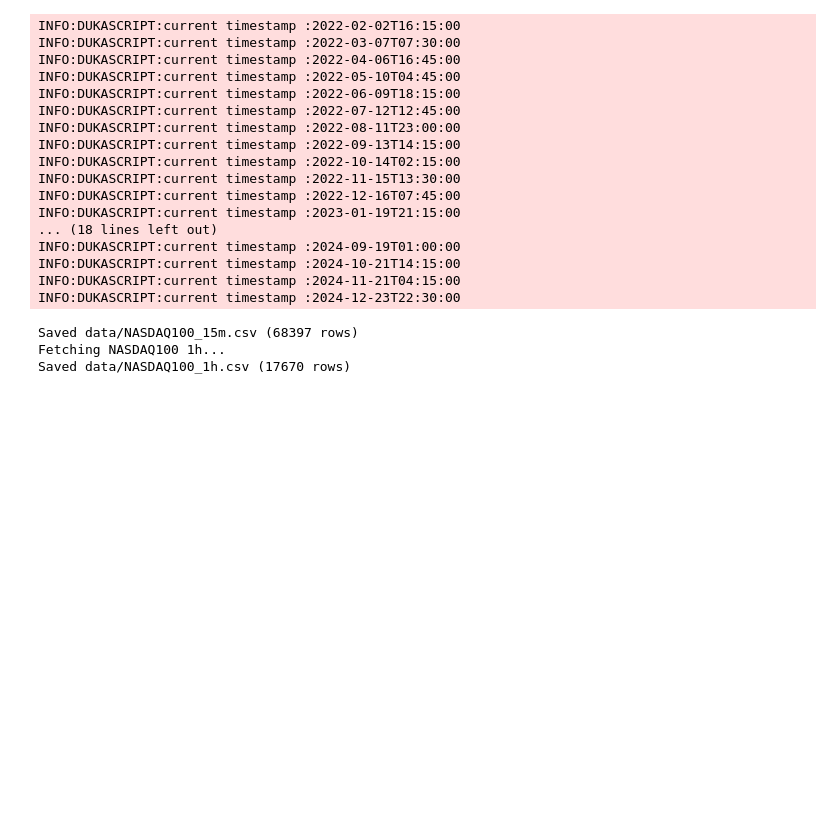
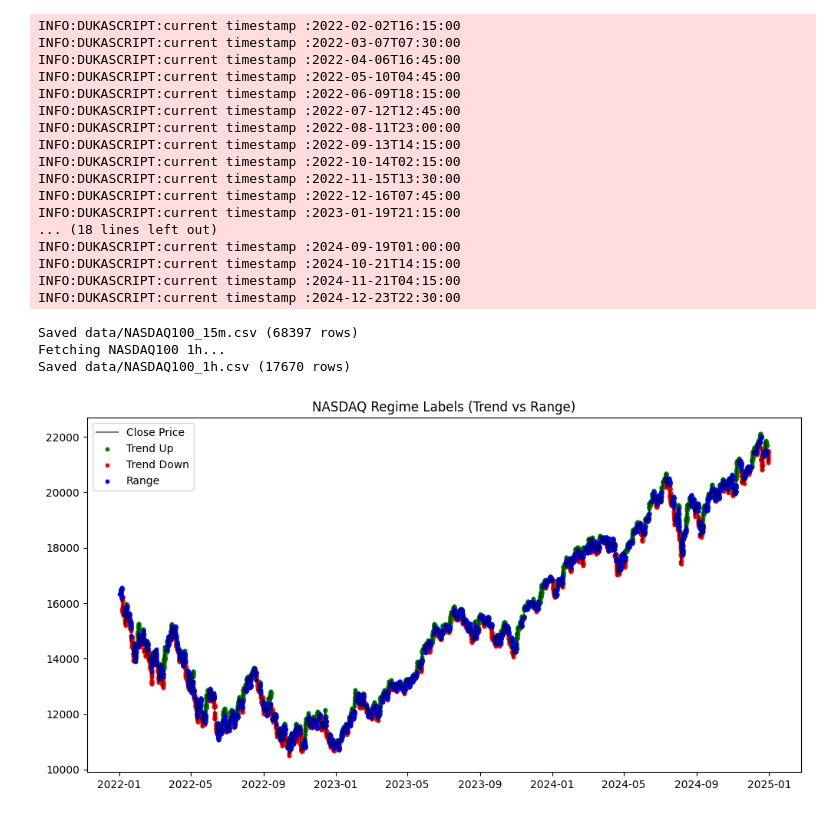
Before and after one commit to ErickNgumo/range_detection, a Jupyter notebook: target_label.ipynb, the cells around one changed output. Saved outputs shown, nothing was run; the diff lists cells and outputs as text; code cells hidden in the pictures; blank space fills up the shorter version.

```diff
--- a/target_label.ipynb
+++ b/target_label.ipynb
@@ -173,3 +173,22 @@ INFO:DUKASCRIPT:current timestamp :2024-12-23T22:30:00
 Saved data/NASDAQ100_15m.csv (68397 rows)
 Fetching NASDAQ100 1h...
 Saved data/NASDAQ100_1h.csv (17670 rows)
+# %%
+import matplotlib.pyplot as plt
+
+plt.figure(figsize=(12,6))
+plt.plot(df['close'], color='black', alpha=0.5, label='Close Price')
+
+# Highlight regimes
+plt.scatter(df.index[df['regime'] == 'trend_up'], df['close'][df['regime'] == 'trend_up'],
+            color='green', label='Trend Up', s=10)
+plt.scatter(df.index[df['regime'] == 'trend_down'], df['close'][df['regime'] == 'trend_down'],
+            color='red', label='Trend Down', s=10)
+plt.scatter(df.index[df['regime'] == 'range'], df['close'][df['regime'] == 'range'],
+            color='blue', label='Range', s=10)
+
+plt.legend()
+plt.title("NASDAQ Regime Labels (Trend vs Range)")
+plt.show()
+# %% [output]
+[figure, added]
```
Also changed, not shown: parts of 9 cells of this notebook.
